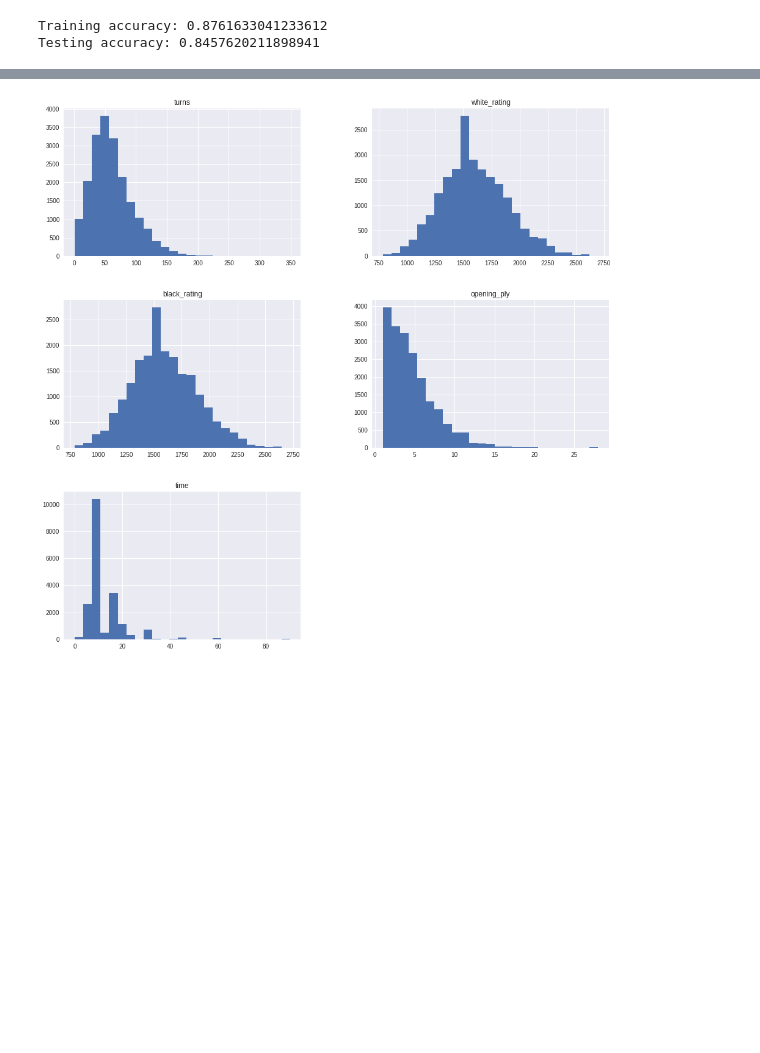
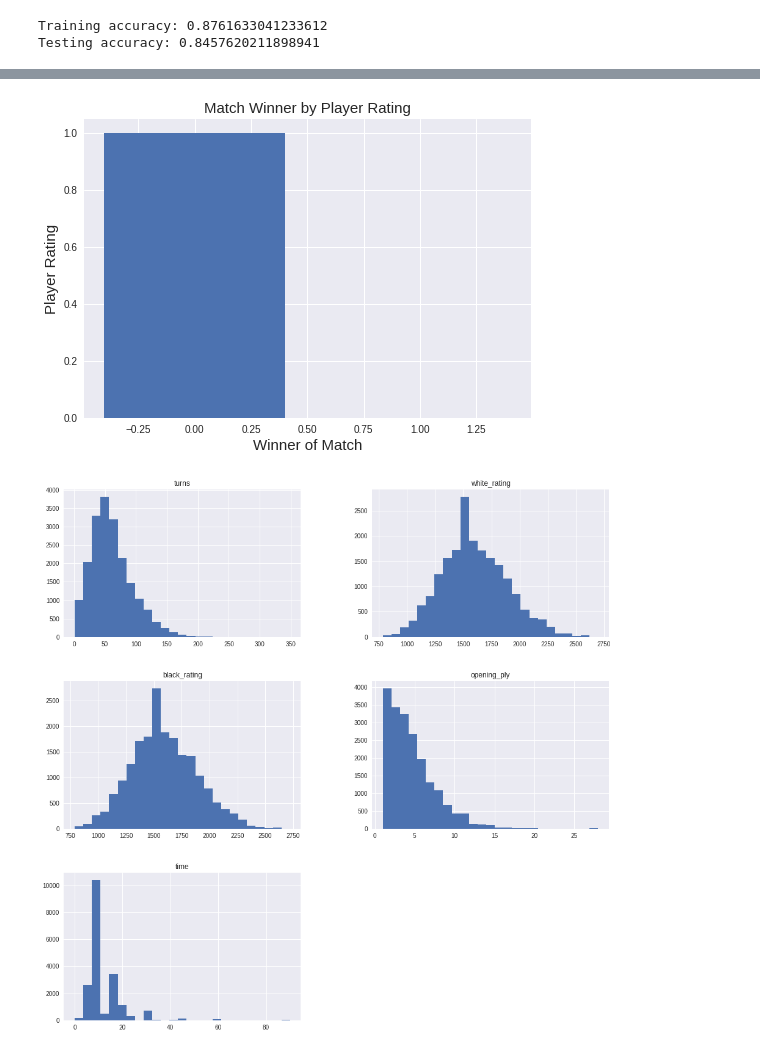
Before and after one commit to dylanahola/Chess_Learning_Algorithm, a Jupyter notebook: ChessProject2.ipynb, the cells around one changed output, grey strips where cells are left out. Drawn from its saved outputs; the diff is of its cells as text; code cells hidden in the pictures; blank space fills up the shorter version.

```diff
--- a/ChessProject2.ipynb
+++ b/ChessProject2.ipynb
@@ -536,7 +562,8 @@ df['winner'].value_counts()
 # %%
 plt.style.use('seaborn')
-plt.bar(df['winner'], df['white_rating']);
-plt.bar(df['winner'], df['black_rating']);
+plt.bar(df['winner']== 'white', df['winner']== 'black');
 plt.title('Match Winner by Player Rating', fontsize = 15);
 plt.ylabel("Player Rating", fontsize = 15);
 plt.xlabel('Winner of Match', fontsize = 15);
+# %% [output]
+[figure, added]
```
Also changed, not shown: parts of 6 cells of this notebook.
